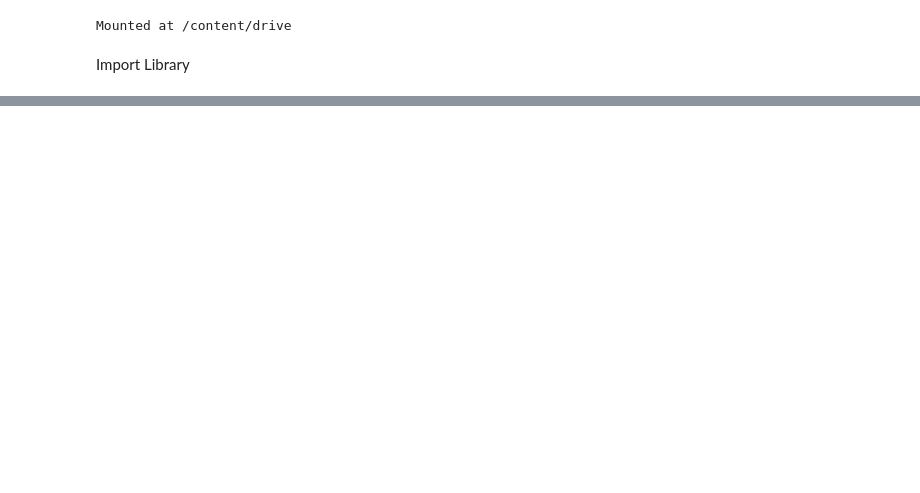
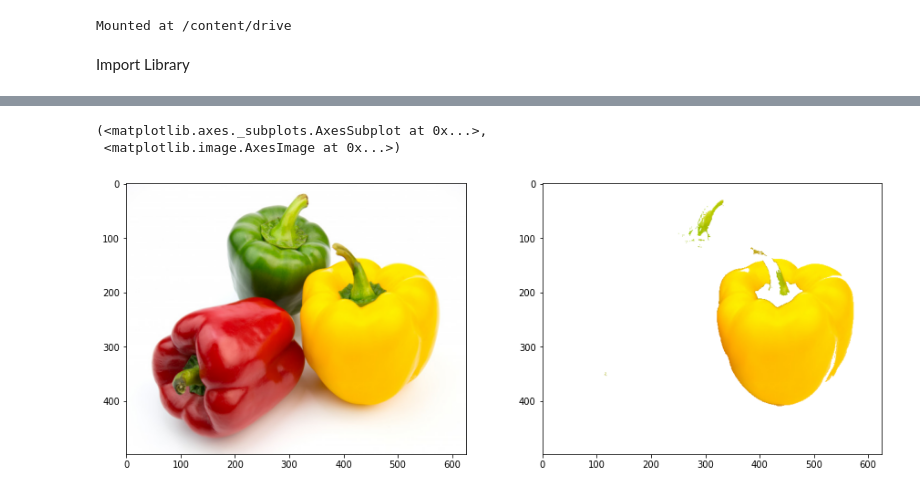
Before and after one commit to darman1725/PCVK_Genap_2022, a Jupyter notebook: Week10.ipynb, the cells around one changed output, grey strips where cells are left out. Saved outputs shown, nothing was run; the diff lists cells and outputs as text; code cells hidden in the pictures; blank space fills up the shorter version.

```diff
--- a/Week10.ipynb
+++ b/Week10.ipynb
@@ -36,0 +148,38 @@ NameError: ignored
+# %%
+filename_4 = ('/content/drive/MyDrive/Images/peppers.jpg')
+img_peppers = cv.imread(filename_4)
+imgRGB = cv.cvtColor(img_peppers,cv.COLOR_BGR2RGB)
+
+pixel_values = imgRGB.reshape((-1, 3))
+pixel_values = np.float32(pixel_values)
+
+# syarat berhenti iterasi dr KMeans adalah jika centroid sudah tidak terlalu banyak pergeseran posisi antara interasi sekarang dengan iterasi sebelumnya (konvergen). Karena jumlah data yang besar, maka kita akan hentikan iterasi saat jumlah iterasi = 100 atau epsilon(selisih antara posisi centroid skrg dgn posisi centroid di iterasi sebelumnya) <0.2
+
+criteria = (cv.TERM_CRITERIA_EPS + cv.TERM_CRITERIA_MAX_ITER, 100, 0.2)
+
+# Jika diperhatikan pada image asli, terdapat 3 warna utama (hijau, biru, dan putih/orange). Untuk percobaan ini kita akan gunakan 3 cluster untuk image ini
+
+k = 6
+_, labels, (centers) = cv.kmeans(pixel_values, k, None, criteria, 10, cv.KMEANS_RANDOM_CENTERS)
+
+# konversi titik centroid ke dalam integer
+centers = np.uint8(centers)
+
+# flattening label array
+labels = labels.flatten()
+
+masked_image = np.copy(imgRGB)
+masked_image0 = masked_image.reshape((-1, 3))
+masked_image0[labels != 1] = [255, 255, 255]
+masked_image0 = masked_image0.reshape(imgRGB.shape)
+
+plt.figure(figsize = (15,12))
+plt.subplot(2,2,1),plt.imshow(imgRGB)
+plt.subplot(2,2,2),plt.imshow(masked_image0)
+
+# Soal: Saat anda menampilkan warna tertentu, jelaskan kendala yang dihadapi dan mengapa hal itu terjadi.
+# Jawab: Kendala yang dihadapi adalah warna yang didapat random (acak) karena didasarkan pada cluster terdekat.
+# %% [output]
+(<matplotlib.axes._subplots.AxesSubplot at 0x...>,
+ <matplotlib.image.AxesImage at 0x...>)
+[figure, added]
```
Also changed, not shown: parts of 7 cells of this notebook.
